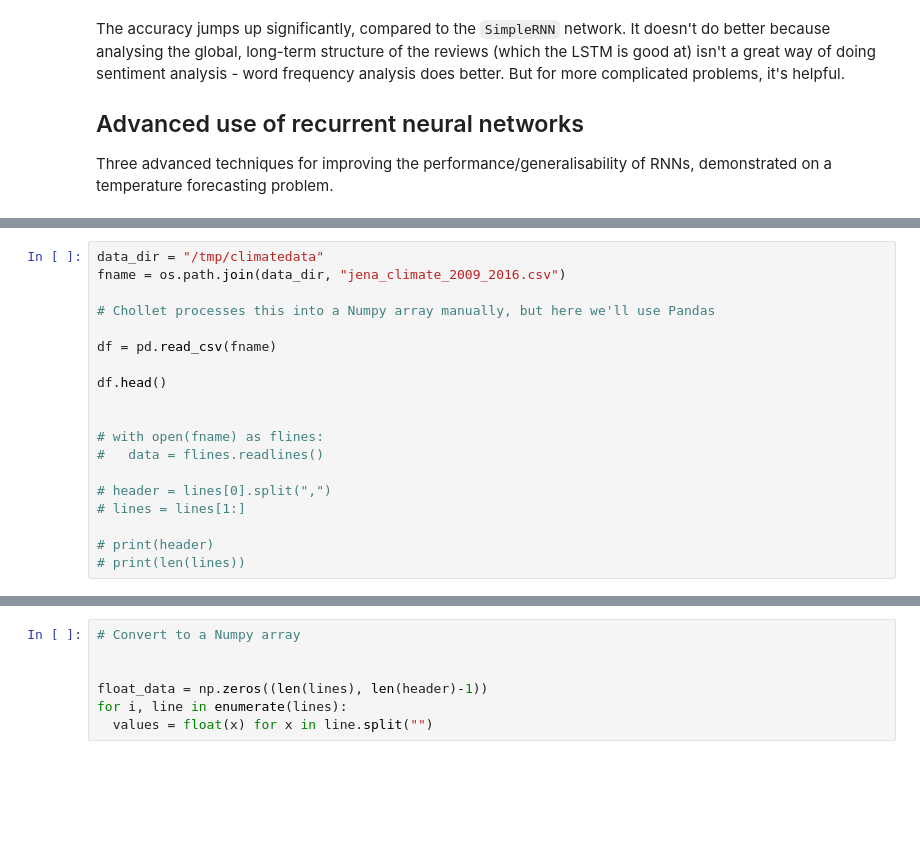
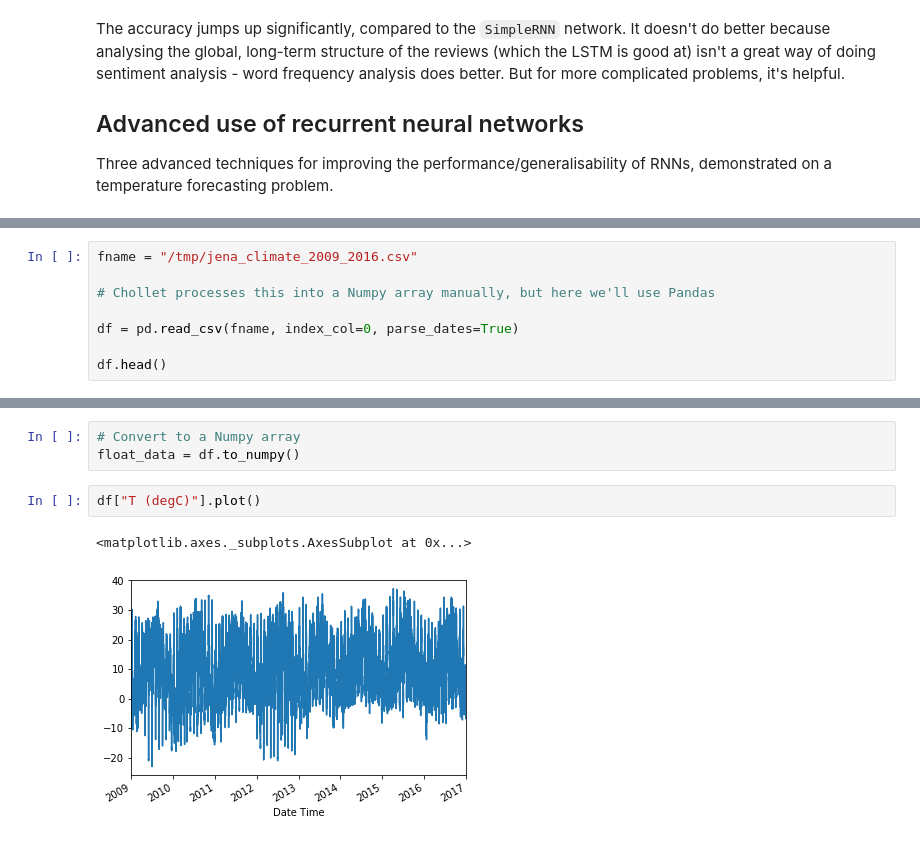
Before and after one commit to wllgrnt/keras-examples, a Jupyter notebook: Chapter6.ipynb, the cells around one changed output, grey strips where cells are left out. Cells and saved outputs as stored; diff of their text form; blank space fills up the shorter version.

```diff
--- a/Chapter6.ipynb
+++ b/Chapter6.ipynb
@@ -738,19 +756,8 @@ zip_ref.close()
 # %%
-data_dir = "/tmp/climatedata"
-fname = os.path.join(data_dir, "jena_climate_2009_2016.csv")
+fname = "/tmp/jena_climate_2009_2016.csv"
 
 # Chollet processes this into a Numpy array manually, but here we'll use Pandas
 
-df = pd.read_csv(fname)
+df = pd.read_csv(fname, index_col=0, parse_dates=True)
 
 df.head()
-
-
-# with open(fname) as flines:
-#   data = flines.readlines()
-
-# header = lines[0].split(",")
-# lines = lines[1:]
-
-# print(header)
-# print(len(lines))
@@ -757,7 +772,8 @@ df.head()
-# %%
-# Convert to a Numpy array
-
-
-float_data = np.zeros((len(lines), len(header)-1))
-for i, line in enumerate(lines):
-  values = float(x) for x in line.split("")
+# %%
+# Convert to a Numpy array
+float_data = df.to_numpy()
+# %%
+df["T (degC)"].plot()
+# %% [output]
+<matplotlib.axes._subplots.AxesSubplot at 0x...>
+[figure, added]
```
Also changed, not shown: parts of 25 cells of this notebook.
